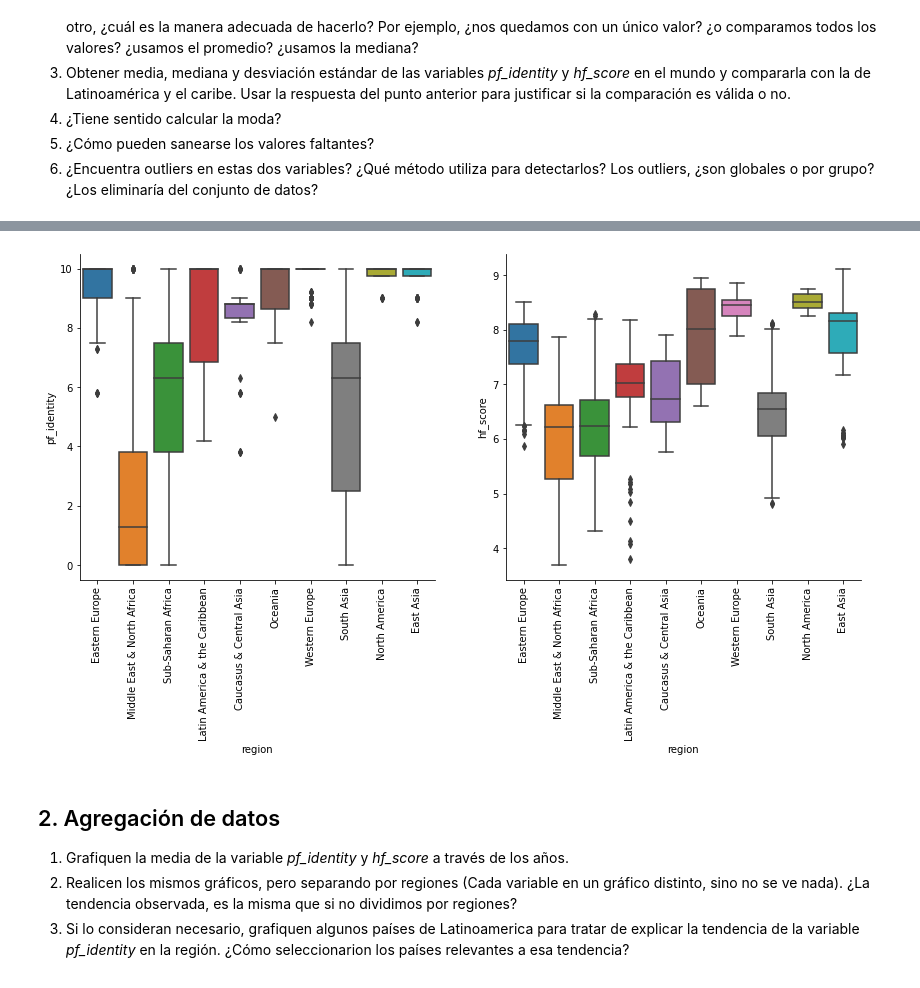
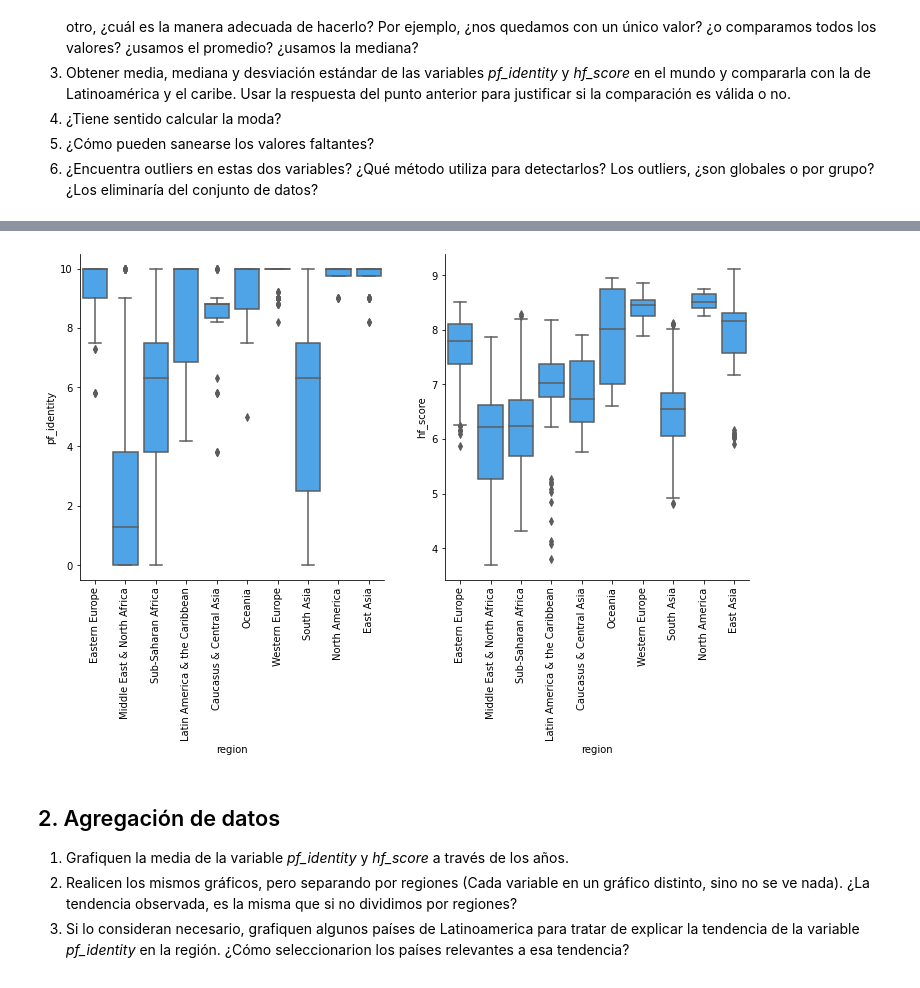
Before and after one commit to ser0090/dipdata, a Jupyter notebook: analisisvis/notebooks/practico.ipynb, the cells around one changed output, grey strips where cells are left out. Cells and saved outputs as stored; diff of their text form; code cells hidden in the pictures.

```diff
--- a/analisisvis/notebooks/practico.ipynb
+++ b/analisisvis/notebooks/practico.ipynb
@@ -226,13 +398,15 @@ result.groupby(['region']).describe()
 # %%
-fig, axes = plt.subplots(1, 2, figsize=(14, 6))
-sns.boxplot(data=dataset, x='region', y='pf_identity',ax=axes[0])
-sns.boxplot(data=dataset, x='region', y='hf_score',ax=axes[1])
+fig, axes = plt.subplots(1, 2, figsize=(12, 6))
+sns.boxplot(data=dataset, x='region', y='pf_identity', color='#35A7FF',
+            ax=axes[0])
+sns.boxplot(data=dataset, x='region', y='hf_score', color='#35A7FF',
+            ax=axes[1])
 sns.despine()
 axes[0].set_xticklabels(axes[1].get_xticklabels(), rotation=90)
 axes[1].set_xticklabels(axes[1].get_xticklabels(), rotation=90)
 plt.show()
 # %% [output]
-[figure, old version]
+[figure, new version]
 # %% [markdown]
 ## 2. Agregación de datos
 
```
Also changed, not shown: parts of 24 cells of this notebook.
